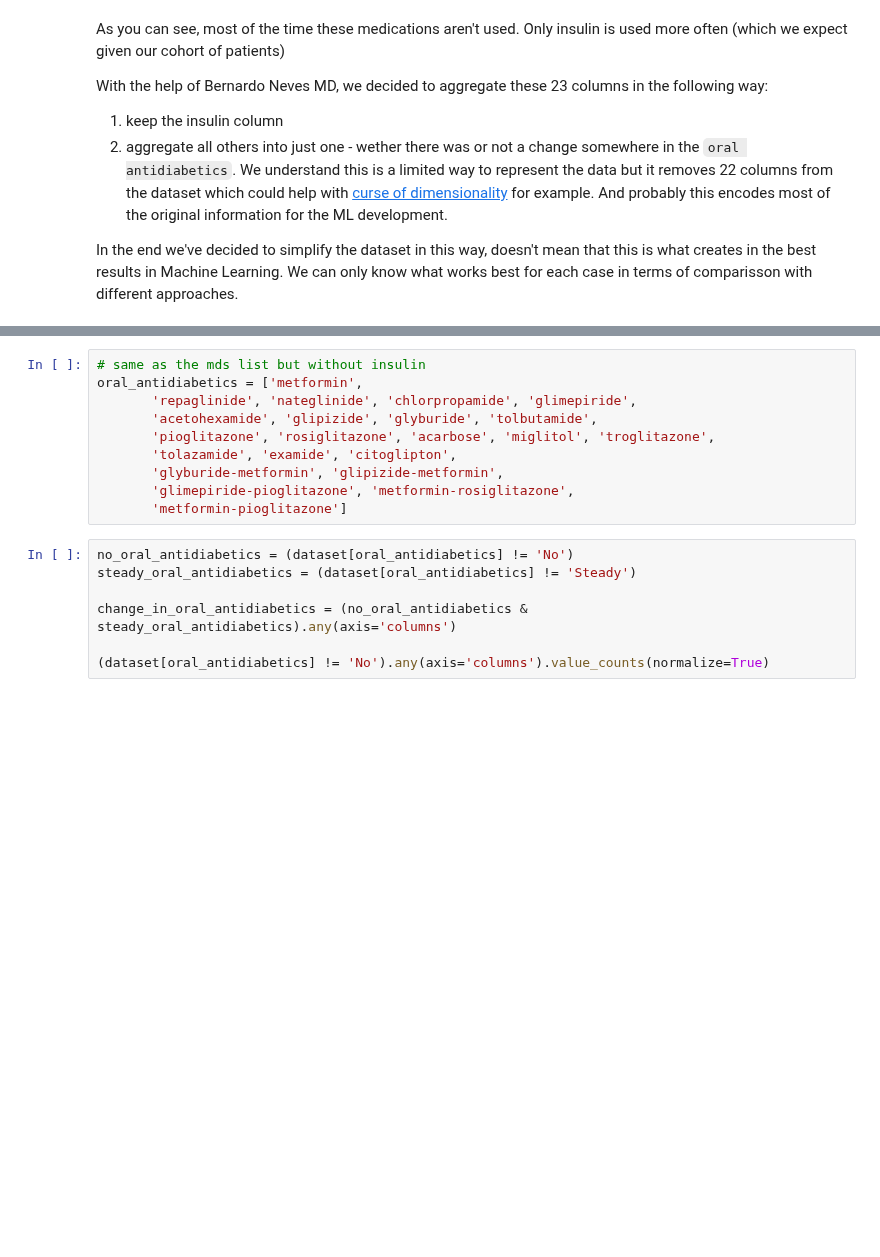
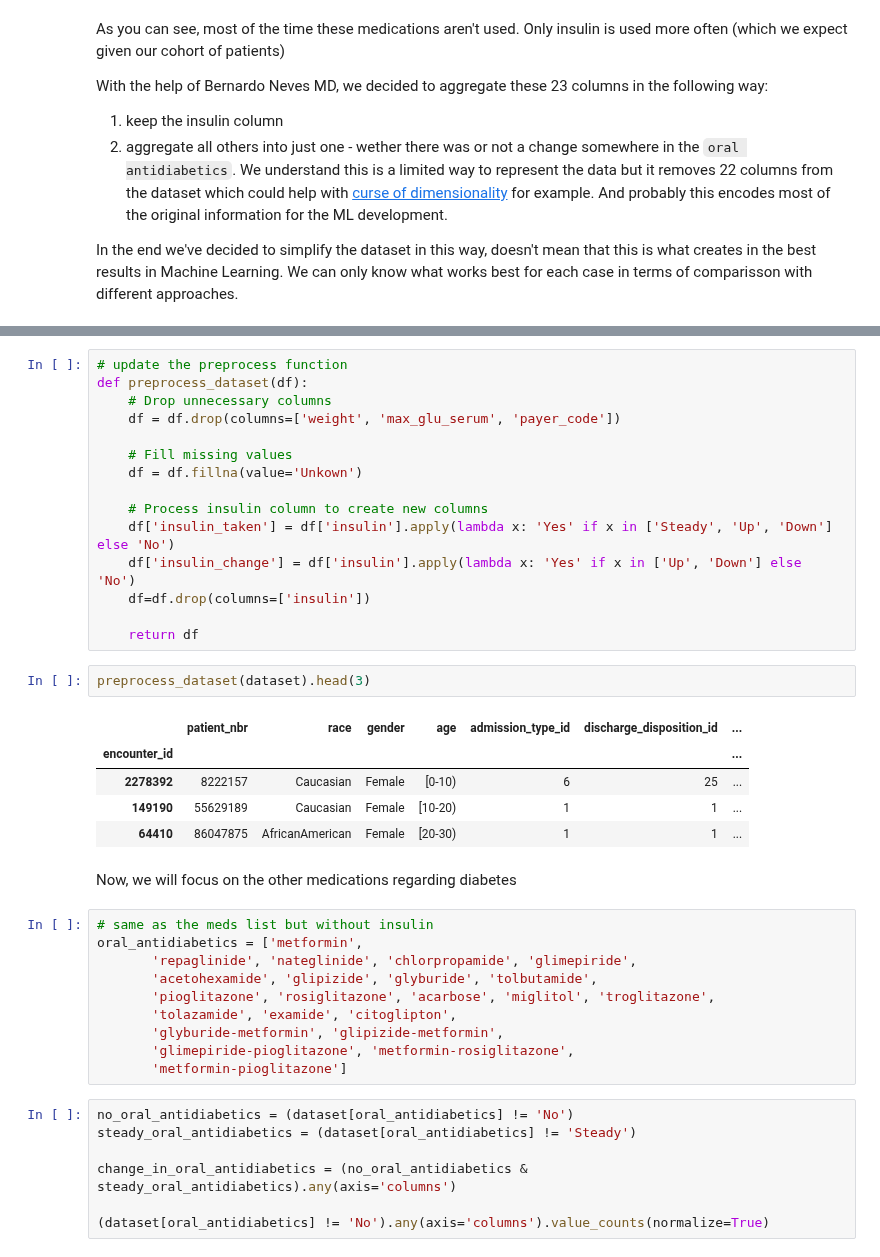
Before and after one commit to Hospital-Da-Luz-Learning-Health/MLCatolica25, a Jupyter notebook: Final Project/data_processing.ipynb, the cells around one changed output, grey strips where cells are left out. Saved outputs shown, nothing was run; the diff lists cells and outputs as text; blank space fills up the shorter version.

```diff
--- a/Final Project/data_processing.ipynb
+++ b/Final Project/data_processing.ipynb
@@ -273,5 +326,30 @@ In the end we've decided to simplify the dataset in this way, doesn't mean that
+# %%
+# update the preprocess function
+def preprocess_dataset(df):
+    # Drop unnecessary columns
+    df = df.drop(columns=['weight', 'max_glu_serum', 'payer_code'])
+
+    # Fill missing values
+    df = df.fillna(value='Unkown')
+
+    # Process insulin column to create new columns
+    df['insulin_taken'] = df['insulin'].apply(lambda x: 'Yes' if x in ['Steady', 'Up', 'Down'] else 'No')
+    df['insulin_change'] = df['insulin'].apply(lambda x: 'Yes' if x in ['Up', 'Down'] else 'No')
+    df=df.drop(columns=['insulin'])
+
+    return df
+# %%
+preprocess_dataset(dataset).head(3)
+# %% [output]
+|  | patient_nbr | race | gender | age | admission_type_id | discharge_disposition_id | ... |
+| encounter_id |  |  |  |  |  |  | ... |
+| 2278392 | 8222157 | Caucasian | Female | [0-10) | 6 | 25 | ... |
+| 149190 | 55629189 | Caucasian | Female | [10-20) | 1 | 1 | ... |
+| 64410 | 86047875 | AfricanAmerican | Female | [20-30) | 1 | 1 | ... |
+# %% [markdown]
+Now, we will focus on the other medications regarding diabetes
 # %%
-# same as the mds list but without insulin
+# same as the meds list but without insulin
 oral_antidiabetics = ['metformin',
        'repaglinide', 'nateglinide', 'chlorpropamide', 'glimepiride',
        'acetohexamide', 'glipizide', 'glyburide', 'tolbutamide',
```
Also changed, not shown: parts of 25 cells of this notebook, 1 other file.
